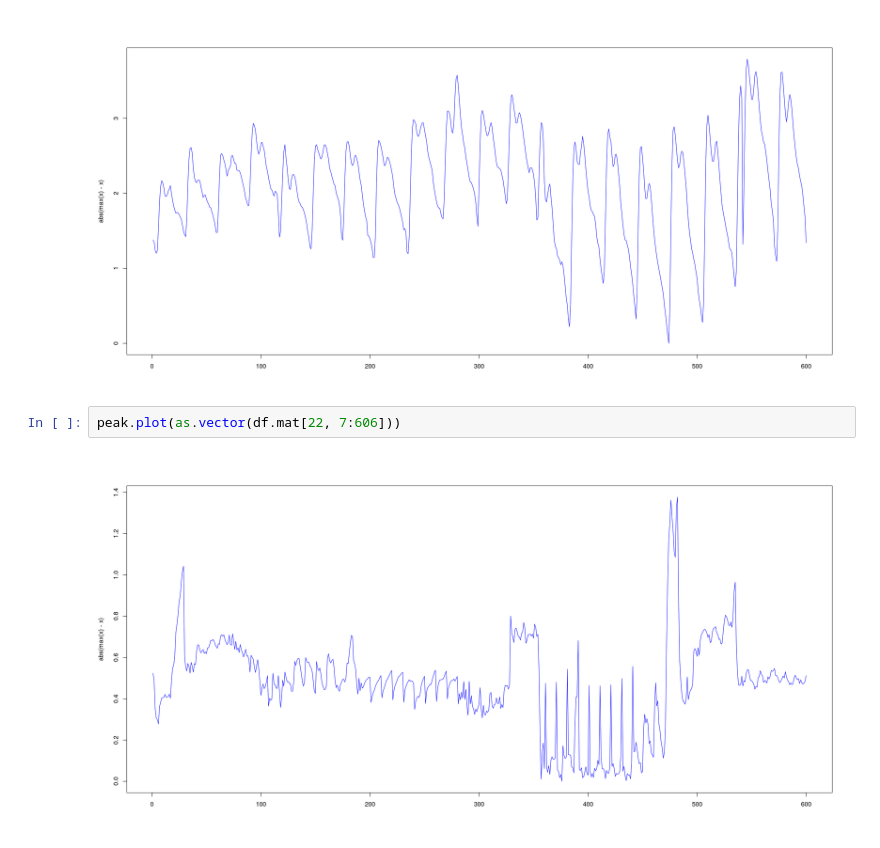
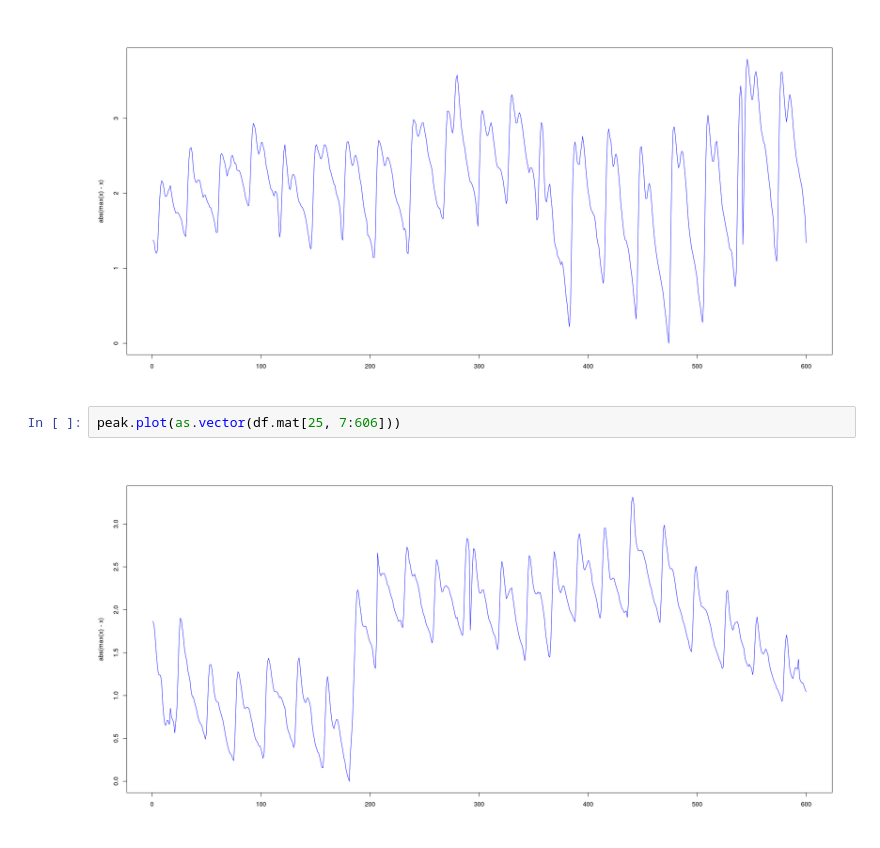
Before and after one commit to markolalovic/ppg-signal-extraction, a Jupyter notebook: notebooks/Analysis.ipynb, the cells around one changed output. Saved outputs shown, nothing was run; the diff lists cells and outputs as text.

```diff
--- a/notebooks/Analysis.ipynb
+++ b/notebooks/Analysis.ipynb
@@ -34,6 +27,6 @@ peak.plot(as.vector(df.mat[8, 7:606]))
 # %% [output]
 [figure]
 # %%
-peak.plot(as.vector(df.mat[22, 7:606]))
+peak.plot(as.vector(df.mat[25, 7:606]))
 # %% [output]
-[figure, old version]
+[figure, new version]
```
Also changed, not shown: parts of 3 cells of this notebook, 7 other files.
